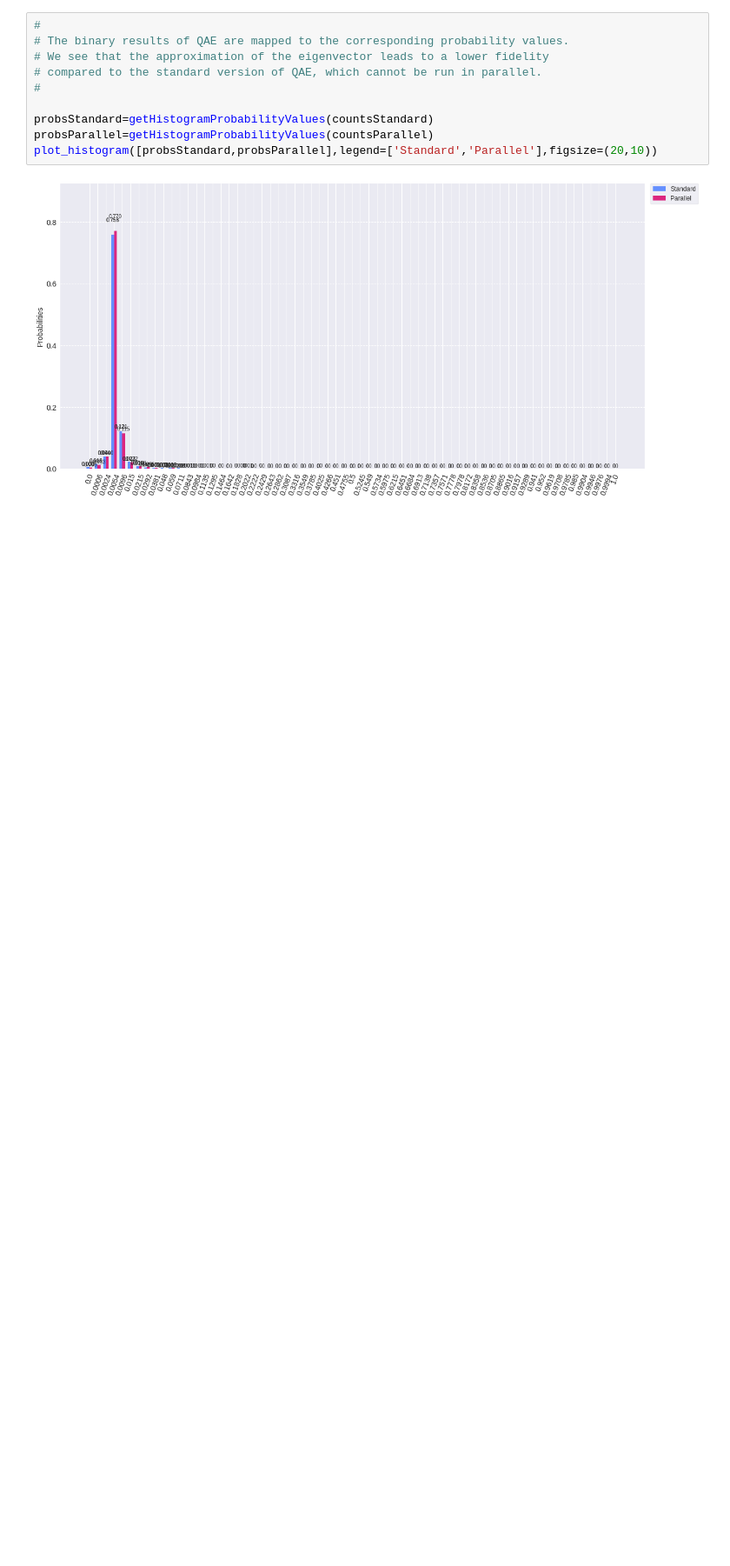
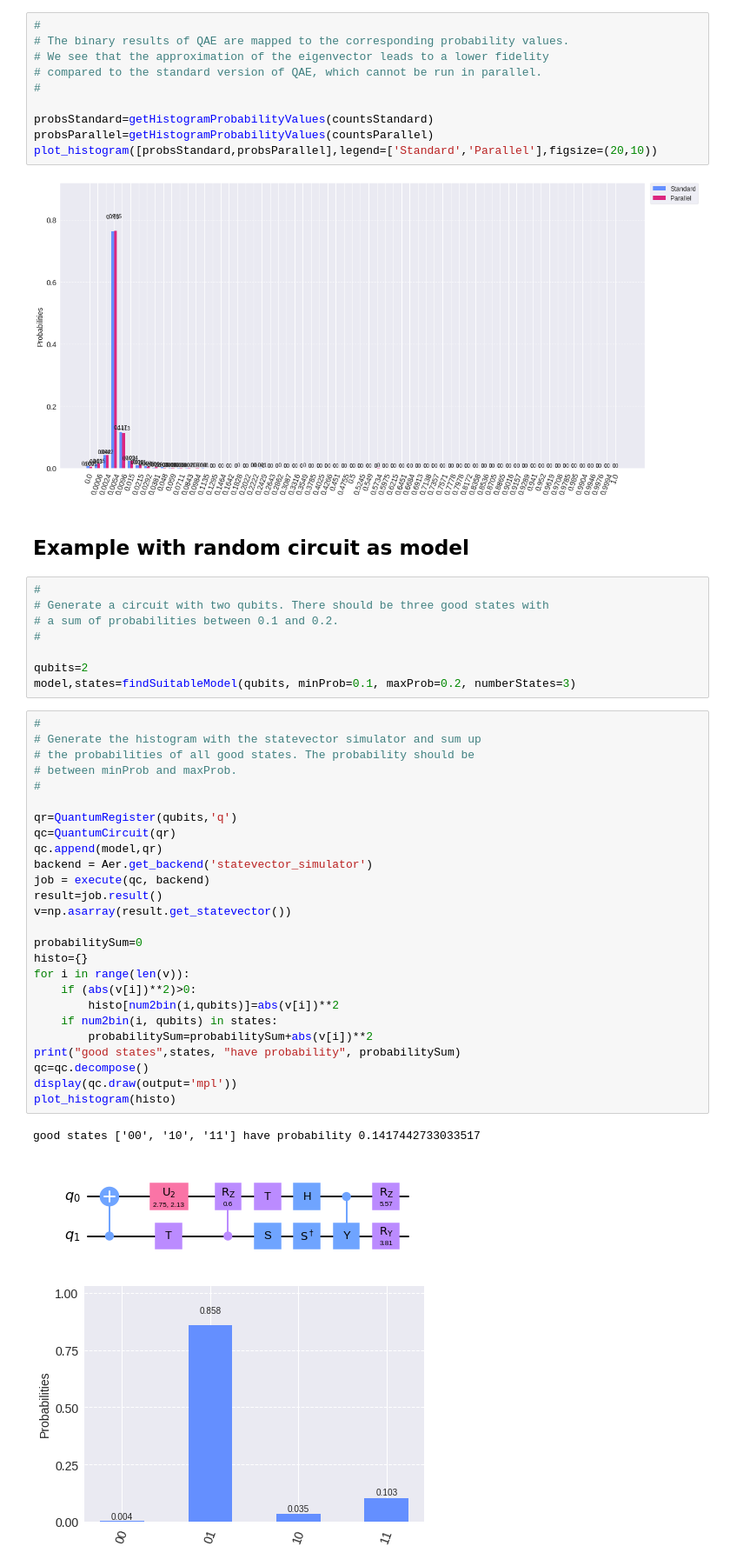
Before and after one commit to JoSQUANTUM/pygrnd, a Jupyter notebook: notebooks/parallelQAE.ipynb, the cells around one changed output. Shown at 87% size. Saved outputs shown, nothing was run; the diff lists cells and outputs as text; blank space fills up the shorter version.

```diff
--- a/notebooks/parallelQAE.ipynb
+++ b/notebooks/parallelQAE.ipynb
@@ -361,3 +342,43 @@ probsParallel=getHistogramProbabilityValues(countsParallel)
 plot_histogram([probsStandard,probsParallel],legend=['Standard','Parallel'],figsize=(20,10))
 # %% [output]
 [figure]
+# %% [markdown]
+## Example with random circuit as model
+# %%
+#
+# Generate a circuit with two qubits. There should be three good states with
+# a sum of probabilities between 0.1 and 0.2.
+#
+
+qubits=2
+model,states=findSuitableModel(qubits, minProb=0.1, maxProb=0.2, numberStates=3)
+# %%
+#
+# Generate the histogram with the statevector simulator and sum up
+# the probabilities of all good states. The probability should be
+# between minProb and maxProb.
+#
+
+qr=QuantumRegister(qubits,'q')
+qc=QuantumCircuit(qr)
+qc.append(model,qr)
+backend = Aer.get_backend('statevector_simulator')
+job = execute(qc, backend)
+result=job.result()
+v=np.asarray(result.get_statevector())
+
+probabilitySum=0
+histo={}
+for i in range(len(v)):
+    if (abs(v[i])**2)>0:
+        histo[num2bin(i,qubits)]=abs(v[i])**2
+    if num2bin(i, qubits) in states:
+        probabilitySum=probabilitySum+abs(v[i])**2
+print("good states",states, "have probability", probabilitySum)
+qc=qc.decompose()
+display(qc.draw(output='mpl'))
+plot_histogram(histo)
+# %% [output]
+good states ['00', '10', '11'] have probability 0.1417442733033517
+[figure, added]
+[figure, added]
```
Also changed, not shown: parts of 8 cells of this notebook.
